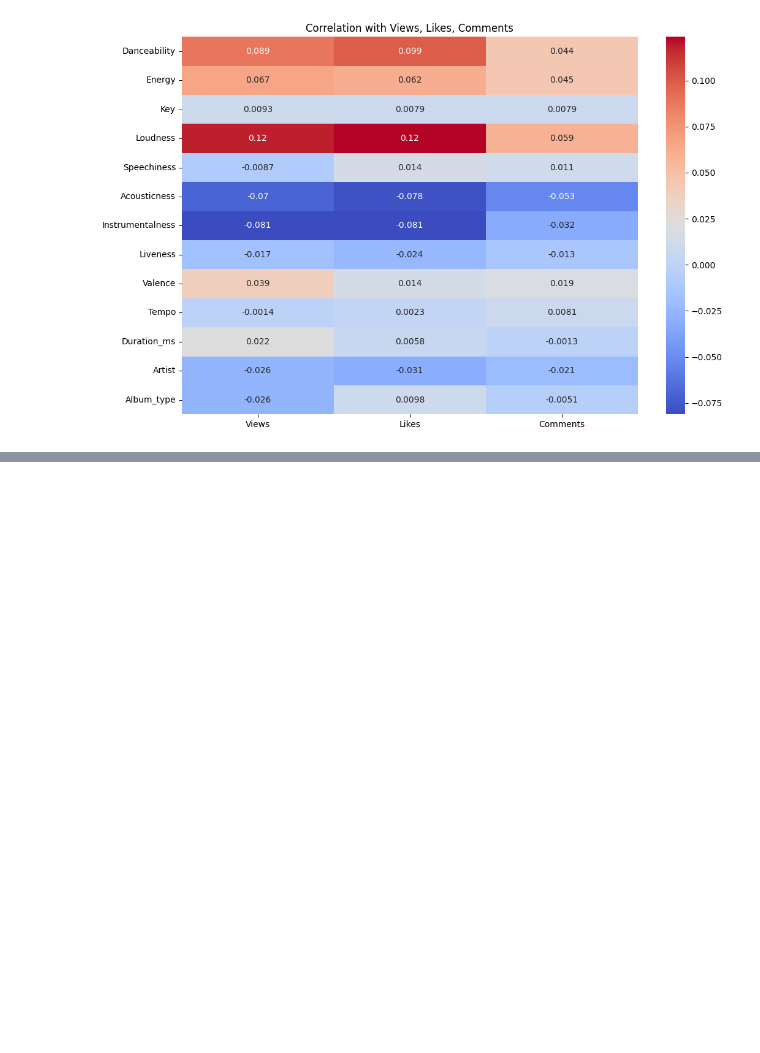
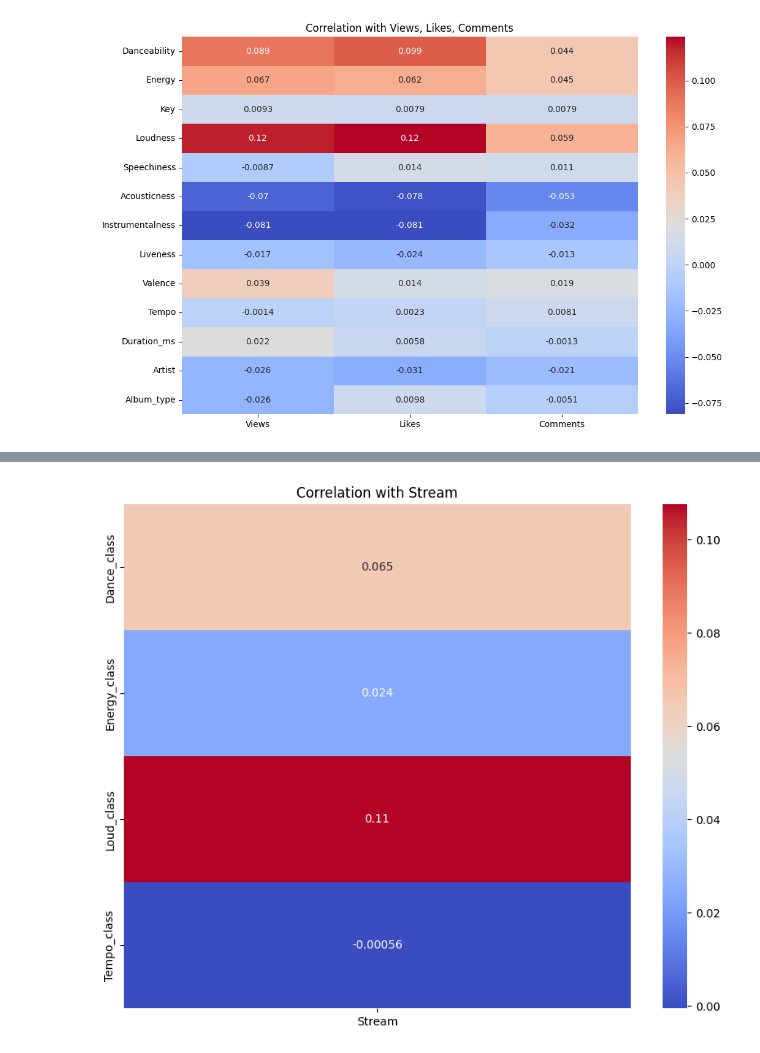
Before and after one commit to shirelzz/ML_Final_Project, a Jupyter notebook: project_main.ipynb, the cells around one changed output, grey strips where cells are left out. Drawn from its saved outputs; the diff is of its cells as text; code cells hidden in the pictures; blank space fills up the shorter version.

Commit message:
categorized the data. bad results...

```diff
--- a/project_main.ipynb
+++ b/project_main.ipynb
@@ -224,0 +304,22 @@ plt.show()
+# %%
+df = pd.DataFrame(data)
+
+# Categorize Danceability
+quantiles = df['Danceability'].quantile([0, 0.25, 0.5, 0.75, 1]).values
+df["Dance_class"] = pd.cut(df['Danceability'], bins=quantiles, labels=[1, 2, 3, 4], include_lowest=True)
+
+# Categorize Energy
+quantiles = df['Energy'].quantile([0, 0.25, 0.5, 0.75, 1]).values
+df["Energy_class"] = pd.cut(df['Energy'], bins=quantiles, labels=[1, 2, 3, 4], include_lowest=True)
+
+# Categorize Loudness
+quantiles = df['Loudness'].quantile([0, 0.25, 0.5, 0.75, 1]).values
+df["Loud_class"] = pd.cut(df['Loudness'], bins=quantiles, labels=[1, 2, 3, 4], include_lowest=True)
+
+# Categorize Tempo
+quantiles = df['Tempo'].quantile([0, 0.25, 0.5, 0.75, 1]).values
+df["Tempo_class"] = pd.cut(df['Tempo'], bins=quantiles, labels=[1, 2, 3, 4], include_lowest=True)
+
+df['Dance_class'].value_counts()
+
+# df
@@ -224,0 +377,20 @@ plt.show()
+# %%
+# Correlation Analysis for 'Spotify' (Stream)
+
+# Select the relevant columns
+features_streams = ['Dance_class', 'Energy_class', 'Loud_class', 'Tempo_class']
+target_streams = 'Stream'
+
+# Calculate the correlation matrix
+corr_matrix_streams = df[features_streams + [target_streams]].corr()
+
+# Extract the correlation values for the target variable 'Stream'
+corr_streams = corr_matrix_streams[[target_streams]].drop(target_streams)
+
+# Plot the heatmap
+plt.figure(figsize=(10, 8))
+sns.heatmap(corr_streams, annot=True, cmap='coolwarm')
+plt.title('Correlation with Stream')
+plt.show()
+# %% [output]
+[figure, added]
```
Also changed, not shown: parts of 31 cells of this notebook.
